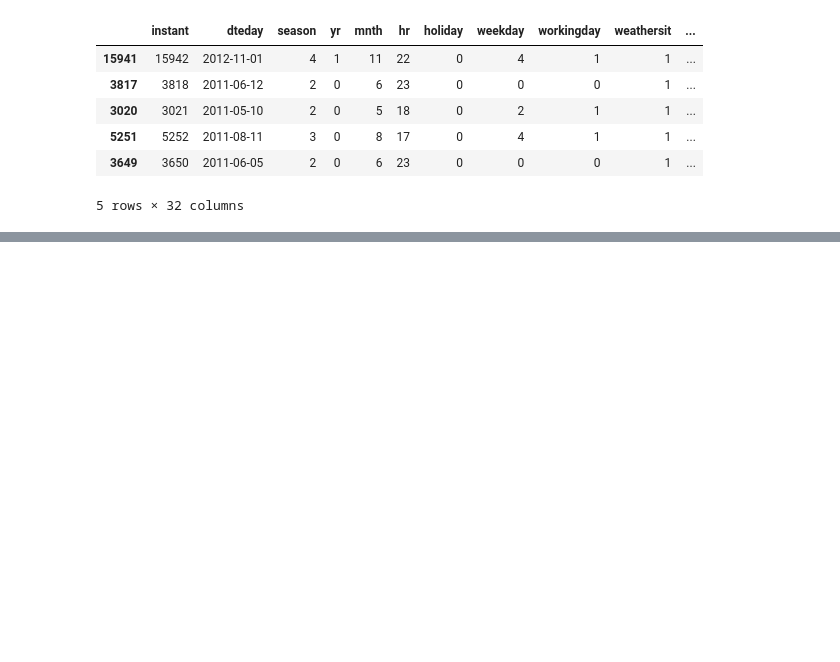
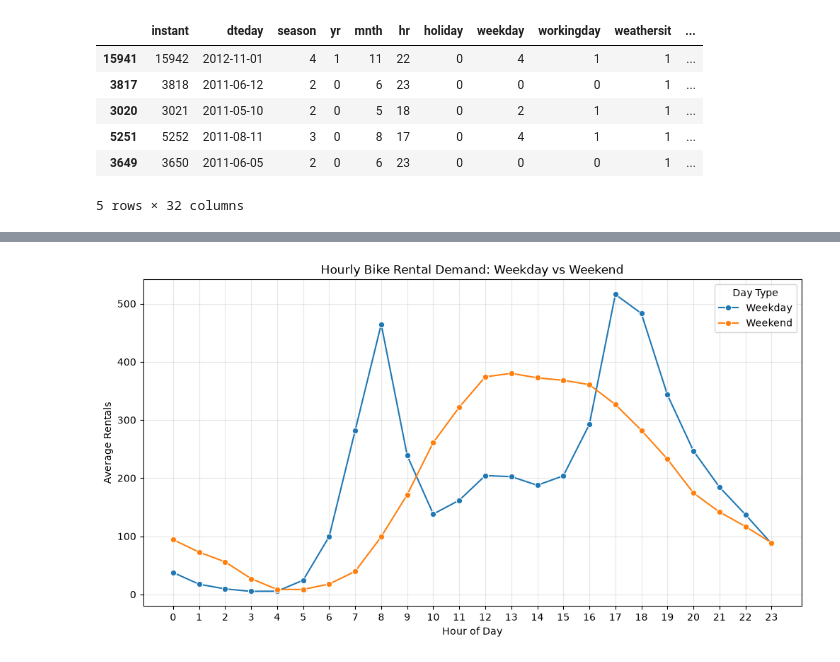
Before and after one commit to Ishan-Bhattacharya/bikeshare-intelligence, a Jupyter notebook: notebooks/exploratory_data_analysis.ipynb, the cells around one changed output, grey strips where cells are left out. Cells and saved outputs as stored; diff of their text form; code cells hidden in the pictures; blank space fills up the shorter version.

```diff
--- a/notebooks/exploratory_data_analysis.ipynb
+++ b/notebooks/exploratory_data_analysis.ipynb
@@ -41,0 +80,26 @@ dtype: object
+# %%
+daytype_demand = (eda_data.groupby(['isweekend', 'hour'])['cnt'].mean().reset_index().sort_values(by='hour'))
+
+daytype_demand['daytype'] = daytype_demand['isweekend'].map({0: 'Weekday', 1: 'Weekend'})
+
+#Plotting the average demand by hour and day type
+plt.figure(figsize=(12, 6))
+
+sns.lineplot(
+    data=daytype_demand,
+    x='hour',
+    y='cnt',
+    hue='daytype',
+    marker='o'
+)
+
+plt.title('Hourly Bike Rental Demand: Weekday vs Weekend')
+plt.xlabel('Hour of Day')
+plt.ylabel('Average Rentals')
+plt.xticks(range(24))
+plt.legend(title='Day Type')
+plt.grid(True, alpha=0.3)
+
+plt.show()
+# %% [output]
+[figure, added]
```
Also changed, not shown: parts of 26 cells of this notebook, 2 other files.
